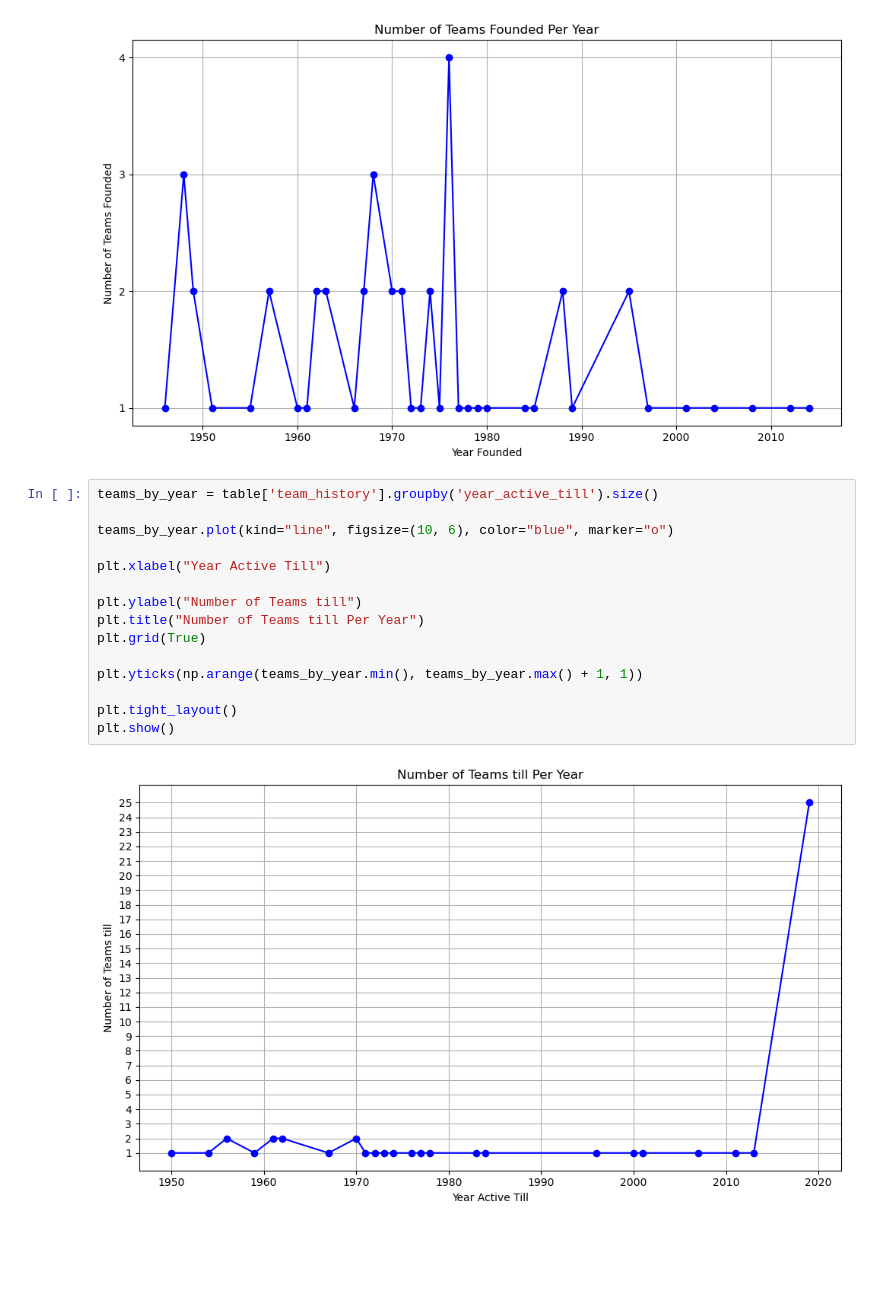
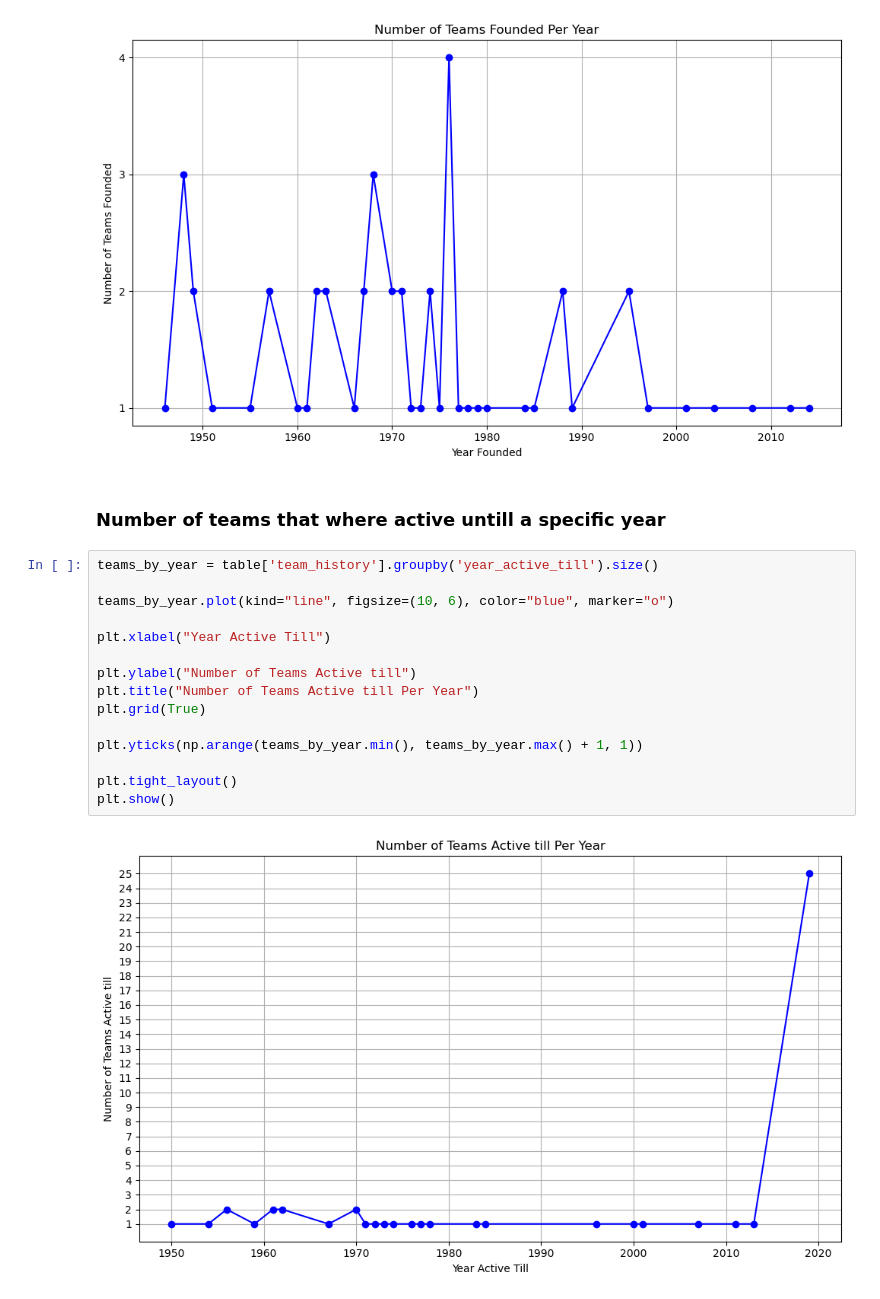
Before and after one commit to yomarhub/NbaAnalyse, a Jupyter notebook: nbaAnalyse.ipynb, the cells around one changed output. Cells and saved outputs as stored; diff of their text form; blank space fills up the shorter version.

Commit message:
adding markdown titles

```diff
--- a/nbaAnalyse.ipynb
+++ b/nbaAnalyse.ipynb
@@ -189,20 +214,22 @@ plt.show()
 # print(teams_by_year.sort_values(ascending=False))
 # %% [output]
 [figure]
+# %% [markdown]
+### Number of teams that where active untill a specific year
 # %%
 teams_by_year = table['team_history'].groupby('year_active_till').size()
 
 teams_by_year.plot(kind="line", figsize=(10, 6), color="blue", marker="o")
 
 plt.xlabel("Year Active Till")
 
-plt.ylabel("Number of Teams till")
-plt.title("Number of Teams till Per Year")
+plt.ylabel("Number of Teams Active till")
+plt.title("Number of Teams Active till Per Year")
 plt.grid(True)
 
 plt.yticks(np.arange(teams_by_year.min(), teams_by_year.max() + 1, 1))
 
 plt.tight_layout()
 plt.show()
 # %% [output]
-[figure, old version]
+[figure, new version]
```
Also changed, not shown: parts of 22 cells of this notebook.
